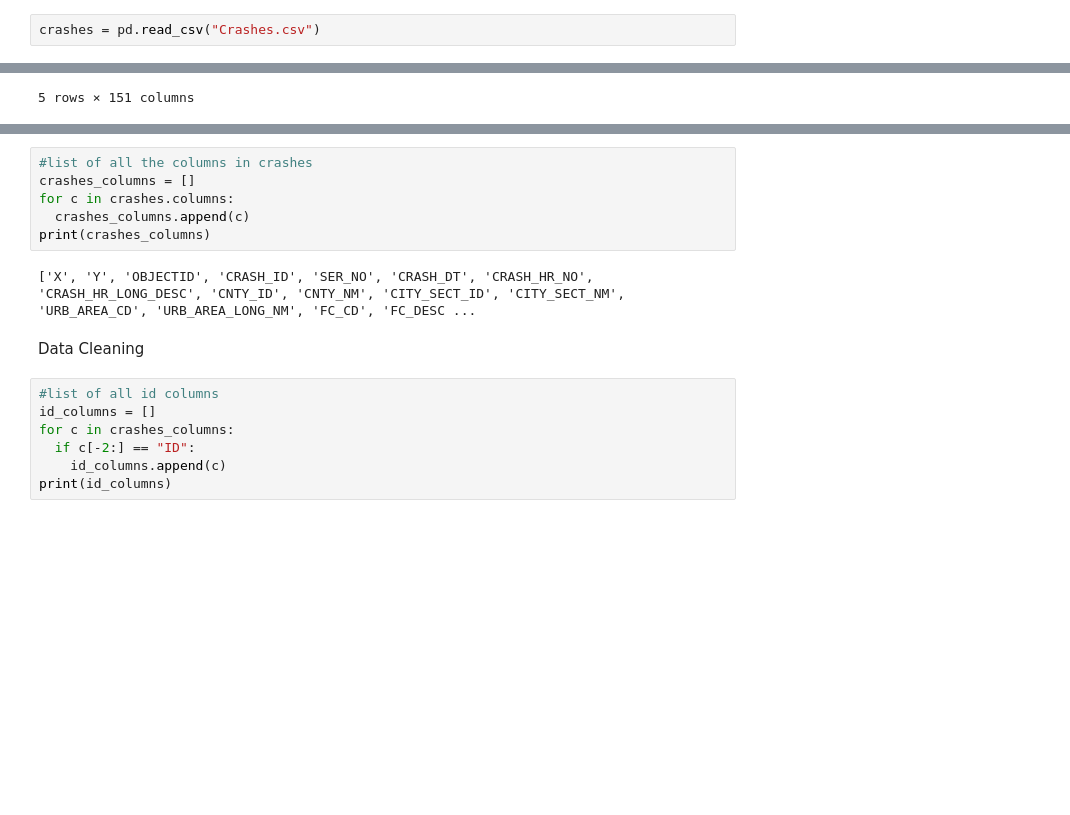
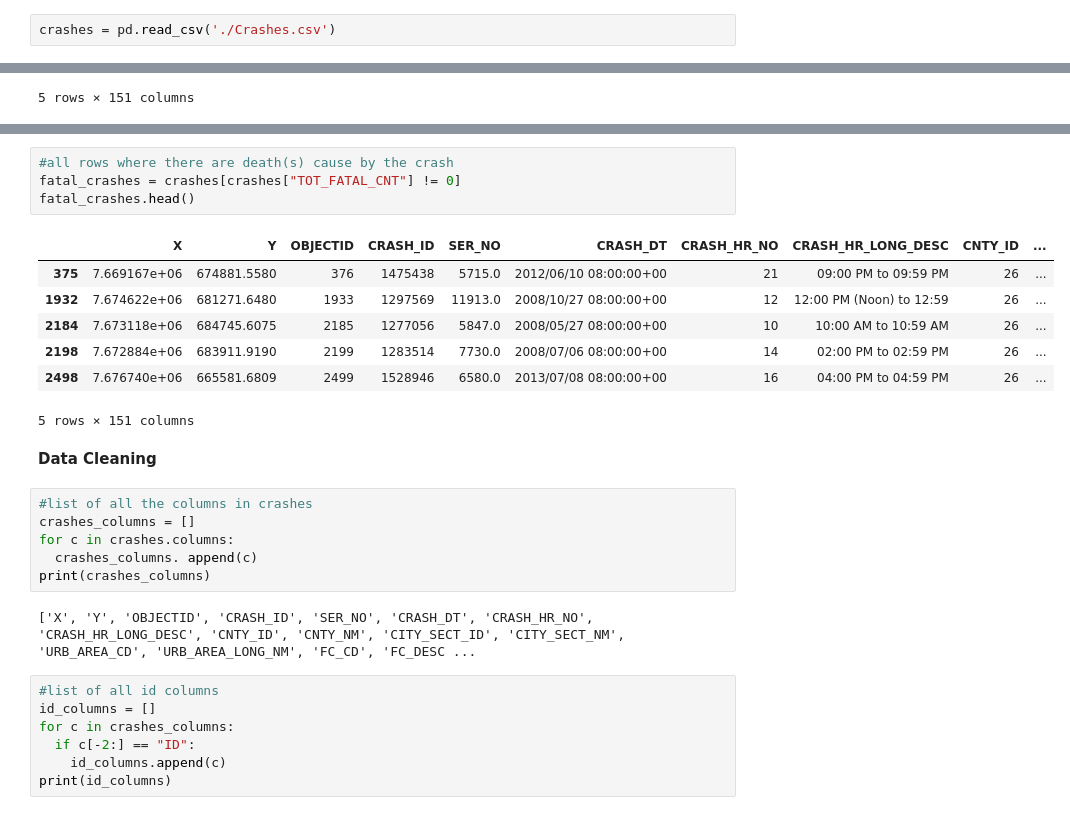
Before and after one commit to thomascsato/CS-475-Portland-Car-Crashes, a Jupyter notebook: crashes.ipynb, the cells around one changed output, grey strips where cells are left out. Drawn from its saved outputs; the diff is of its cells as text; blank space fills up the shorter version.

```diff
--- a/crashes.ipynb
+++ b/crashes.ipynb
@@ -7,5 +18,5 @@ import matplotlib.pyplot as plt
 # %%
-crashes = pd.read_csv("Crashes.csv")
+crashes = pd.read_csv('./Crashes.csv')
 # %%
 crashes.head()
 # %% [output]
@@ -26,13 +41,25 @@ sum(fatal_flag)
+# %%
+#all rows where there are death(s) cause by the crash
+fatal_crashes = crashes[crashes["TOT_FATAL_CNT"] != 0]
+fatal_crashes.head()
+# %% [output]
+|  | X | Y | OBJECTID | CRASH_ID | SER_NO | CRASH_DT | CRASH_HR_NO | CRASH_HR_LONG_DESC | CNTY_ID | ... |
+| 375 | 7.669167e+06 | 674881.5580 | 376 | 1475438 | 5715.0 | 2012/06/10 08:00:00+00 | 21 | 09:00 PM to 09:59 PM | 26 | ... |
+| 1932 | 7.674622e+06 | 681271.6480 | 1933 | 1297569 | 11913.0 | 2008/10/27 08:00:00+00 | 12 | 12:00 PM (Noon) to 12:59 | 26 | ... |
+| 2184 | 7.673118e+06 | 684745.6075 | 2185 | 1277056 | 5847.0 | 2008/05/27 08:00:00+00 | 10 | 10:00 AM to 10:59 AM | 26 | ... |
+| 2198 | 7.672884e+06 | 683911.9190 | 2199 | 1283514 | 7730.0 | 2008/07/06 08:00:00+00 | 14 | 02:00 PM to 02:59 PM | 26 | ... |
+| 2498 | 7.676740e+06 | 665581.6809 | 2499 | 1528946 | 6580.0 | 2013/07/08 08:00:00+00 | 16 | 04:00 PM to 04:59 PM | 26 | ... |
+5 rows × 151 columns
+# %% [markdown]
+**Data Cleaning**
 # %%
 #list of all the columns in crashes
 crashes_columns = []
 for c in crashes.columns:
-  crashes_columns.append(c)
+  crashes_columns. append(c)
 print(crashes_columns)
 # %% [output]
 ['X', 'Y', 'OBJECTID', 'CRASH_ID', 'SER_NO', 'CRASH_DT', 'CRASH_HR_NO', 'CRASH_HR_LONG_DESC', 'CNTY_ID', 'CNTY_NM', 'CITY_SECT_ID', 'CITY_SECT_NM', 'URB_AREA_CD', 'URB_AREA_LONG_NM', 'FC_CD', 'FC_DESC ...
-# %% [markdown]
-Data Cleaning
 # %%
 #list of all id columns
 id_columns = []
```
Also changed, not shown: parts of 8 cells of this notebook.
